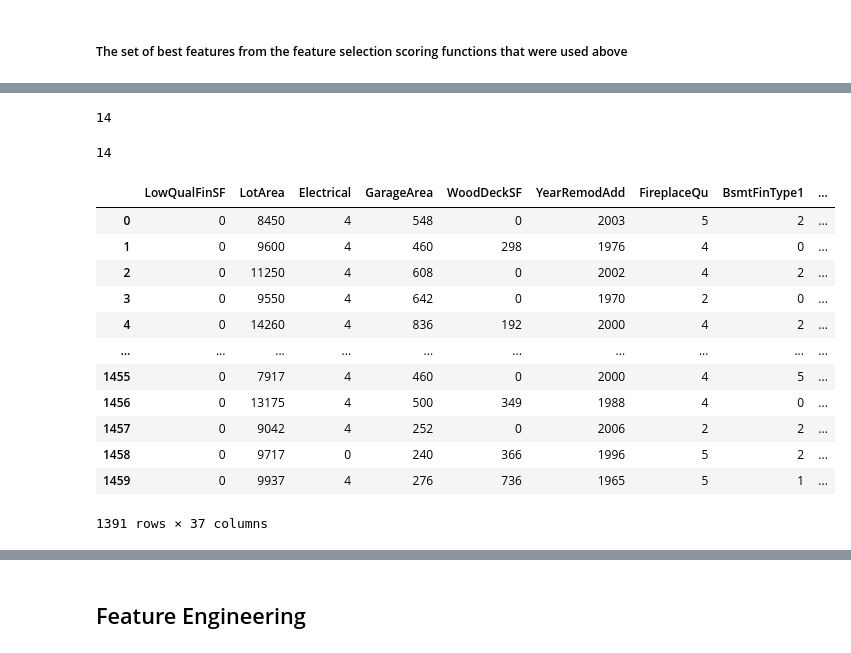
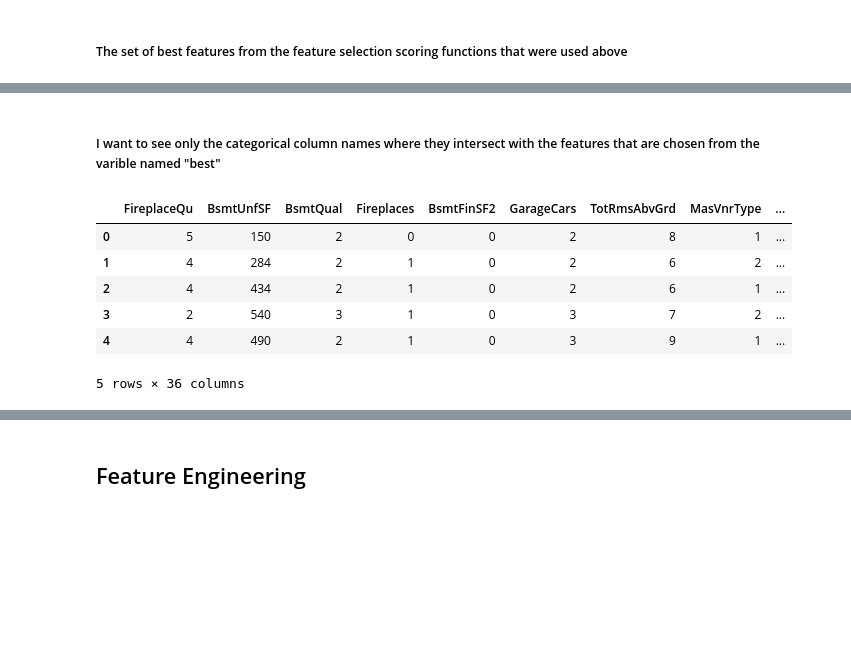
Before and after one commit to MichaelWoo-git/House_Pricing_Prediction_ML_Regression, a Jupyter notebook: 01_Predicting_House_Prices.ipynb, the cells around one changed output, grey strips where cells are left out. Cells and saved outputs as stored; diff of their text form; code cells hidden in the pictures; blank space fills up the shorter version.

```diff
--- a/01_Predicting_House_Prices.ipynb
+++ b/01_Predicting_House_Prices.ipynb
@@ -71,9 +70,6 @@ memory usage: 433.6 KB
 train_data["LotFrontage"].fillna(train_data["LotFrontage"].mode()[0],inplace=True)
 train_data["MasVnrArea"].fillna(0,inplace=True)
 train_data["GarageYrBlt"].fillna(train_data["YearBuilt"],inplace=True)
-train_data["MasVnrType"].fillna("None",inplace=True)
-test_data["KitchenQual"].fillna(test_data["KitchenQual"].mode()[0],inplace=True)
-test_data['MSZoning'].fillna(test_data["MSZoning"].mode()[0],inplace=True)
 # %% [markdown]
 ##### Recheck of the null values...ensuring that they were filled in
 # %%
@@ -344,3 +319,5 @@ Index(['LowQualFinSF', 'LotArea', 'Electrical', 'GarageArea', 'WoodDeckSF',
+# %% [markdown]
+##### I want to see only the categorical column names where they intersect with the features that are chosen from the varible named "best"
 # %%
 feature = set(train_data[best].columns).intersection(set(categorical_data_column_names))
 feature_test = set(test_data[best].columns).difference(set(test_data[best].describe().columns))
@@ -347,8 +325,0 @@ feature_test = set(test_data[best].columns).difference(set(test_data[best].descr
-# %%
-len(feature)
-# %% [output]
-14
-# %%
-len(feature_test)
-# %% [output]
-14
@@ -358,16 +326,10 @@ test_data = test_data[best]
 # %%
-train_data
+train_data.head()
 # %% [output]
-|  | LowQualFinSF | LotArea | Electrical | GarageArea | WoodDeckSF | YearRemodAdd | FireplaceQu | BsmtFinType1 | ... |
-| 0 | 0 | 8450 | 4 | 548 | 0 | 2003 | 5 | 2 | ... |
-| 1 | 0 | 9600 | 4 | 460 | 298 | 1976 | 4 | 0 | ... |
-| 2 | 0 | 11250 | 4 | 608 | 0 | 2002 | 4 | 2 | ... |
-| 3 | 0 | 9550 | 4 | 642 | 0 | 1970 | 2 | 0 | ... |
-| 4 | 0 | 14260 | 4 | 836 | 192 | 2000 | 4 | 2 | ... |
-| ... | ... | ... | ... | ... | ... | ... | ... | ... | ... |
-| 1455 | 0 | 7917 | 4 | 460 | 0 | 2000 | 4 | 5 | ... |
-| 1456 | 0 | 13175 | 4 | 500 | 349 | 1988 | 4 | 0 | ... |
-| 1457 | 0 | 9042 | 4 | 252 | 0 | 2006 | 2 | 2 | ... |
-| 1458 | 0 | 9717 | 0 | 240 | 366 | 1996 | 5 | 2 | ... |
-| 1459 | 0 | 9937 | 4 | 276 | 736 | 1965 | 5 | 1 | ... |
+|  | FireplaceQu | BsmtUnfSF | BsmtQual | Fireplaces | BsmtFinSF2 | GarageCars | TotRmsAbvGrd | MasVnrType | ... |
+| 0 | 5 | 150 | 2 | 0 | 0 | 2 | 8 | 1 | ... |
+| 1 | 4 | 284 | 2 | 1 | 0 | 2 | 6 | 2 | ... |
+| 2 | 4 | 434 | 2 | 1 | 0 | 2 | 6 | 1 | ... |
+| 3 | 2 | 540 | 3 | 1 | 0 | 3 | 7 | 2 | ... |
+| 4 | 4 | 490 | 2 | 1 | 0 | 3 | 9 | 1 | ... |
-1391 rows × 37 columns
+5 rows × 36 columns
```
Also changed, not shown: parts of 81 cells of this notebook, 3 other files.
